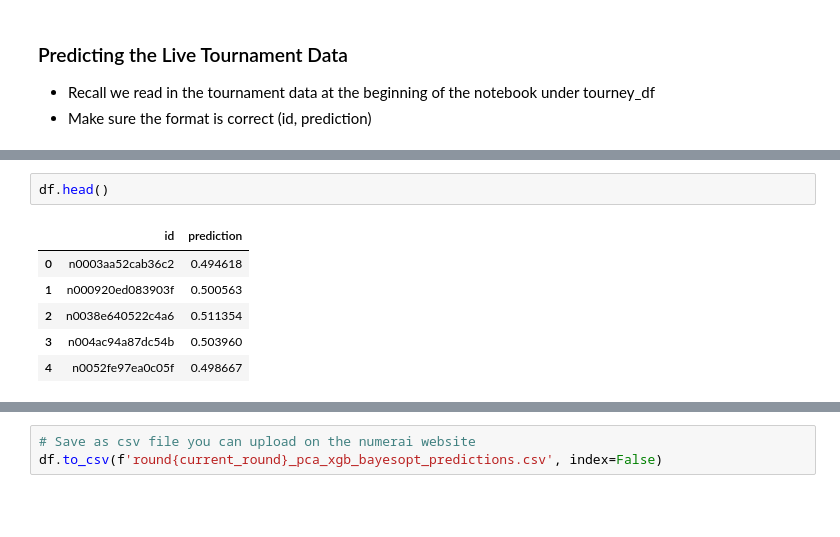
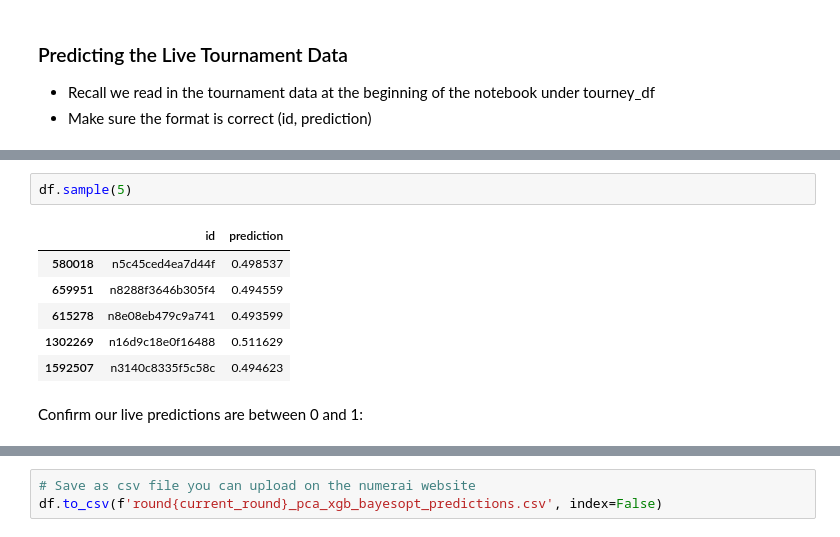
Before and after one commit to rnop/Numerai-Project, a Jupyter notebook: introduction.ipynb, the cells around one changed output, grey strips where cells are left out. Cells and saved outputs as stored; diff of their text form; blank space fills up the shorter version.

```diff
--- a/introduction.ipynb
+++ b/introduction.ipynb
@@ -421,9 +422,11 @@ memory usage: 19.4+ MB
-# %%
-df.head()
-# %% [output]
-|  | id | prediction |
-| 0 | n0003aa52cab36c2 | 0.494618 |
-| 1 | n000920ed083903f | 0.500563 |
-| 2 | n0038e640522c4a6 | 0.511354 |
-| 3 | n004ac94a87dc54b | 0.503960 |
-| 4 | n0052fe97ea0c05f | 0.498667 |
+# %%
+df.sample(5)
+# %% [output]
+|  | id | prediction |
+| 580018 | n5c45ced4ea7d44f | 0.498537 |
+| 659951 | n8288f3646b305f4 | 0.494559 |
+| 615278 | n8e08eb479c9a741 | 0.493599 |
+| 1302269 | n16d9c18e0f16488 | 0.511629 |
+| 1592507 | n3140c8335f5c58c | 0.494623 |
+# %% [markdown]
+Confirm our live predictions are between 0 and 1:
```
Also changed, not shown: parts of 20 cells of this notebook.
